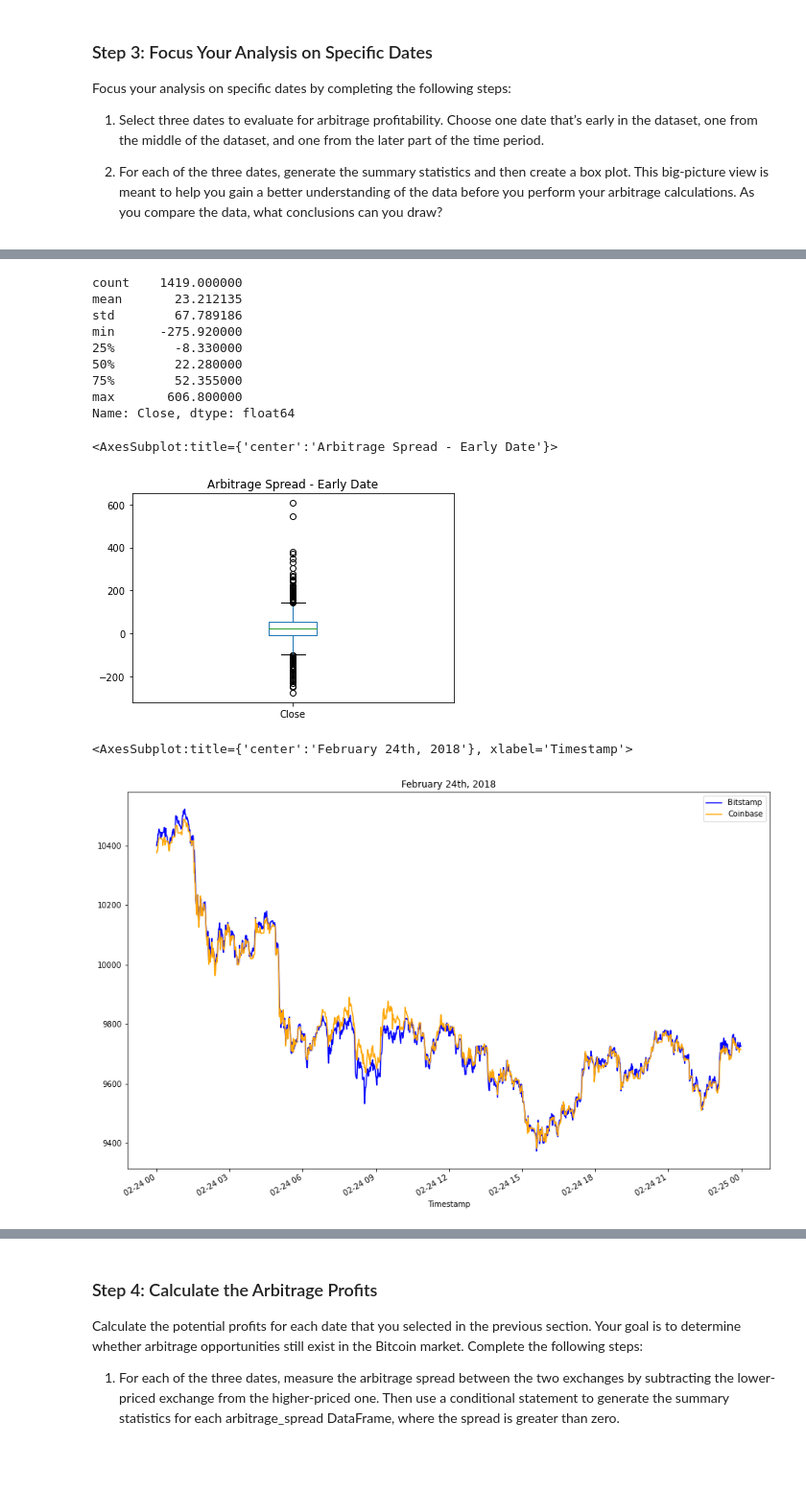
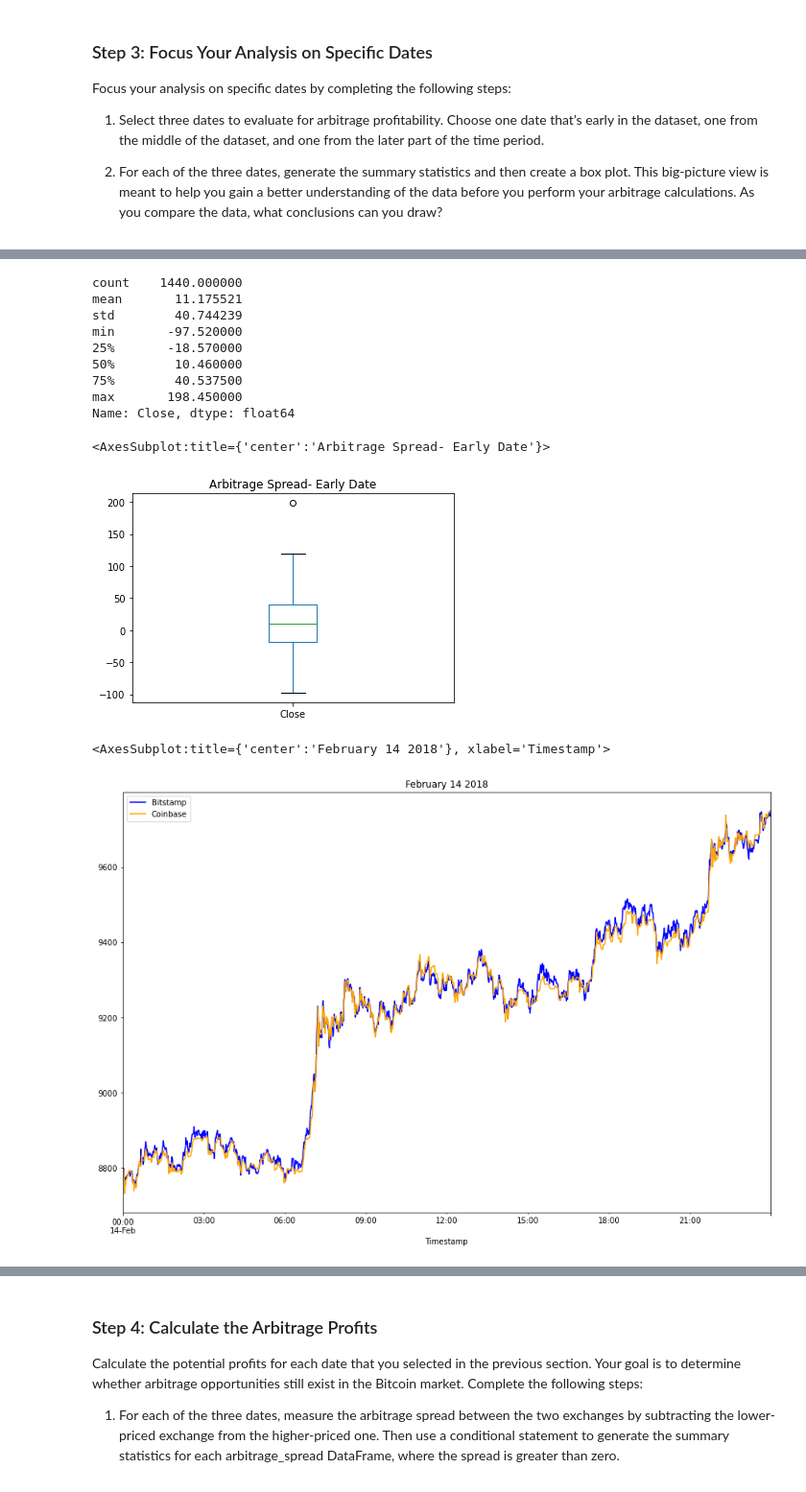
Before and after one commit to endie5/challenge3, a Jupyter notebook: Starter_Code/crypto_arbitrage.ipynb, the cells around one changed output, grey strips where cells are left out. Shown at 96% size. Drawn from its saved outputs; the diff is of its cells as text; code cells hidden in the pictures; blank space fills up the shorter version.

```diff
--- a/Starter_Code/crypto_arbitrage.ipynb
+++ b/Starter_Code/crypto_arbitrage.ipynb
@@ -344,33 +348,37 @@ Focus your analysis on specific dates by completing the following steps:
 # %%
 # Using the early date that you have selected, calculate the arbitrage spread
 # by subtracting the bitstamp lower closing prices from the coinbase higher closing prices
-arbitrage_spread_early = # YOUR CODE HERE
+arbitrage_spread_early = coinbase_sliced["Close"].loc['2018-01-07' : '2018-01-07'] - bitstamp_sliced["Close"].loc['2018-01-07' : '2018-01-07']
 
 # Generate summary statistics for the early DataFrame
 # YOUR CODE HERE
+arbitrage_spread_early.describe()
 # %% [output]
-count    1419.000000
-mean       23.212135
-std        67.789186
-min      -275.920000
-25%        -8.330000
-50%        22.280000
-75%        52.355000
-max       606.800000
+count    1440.000000
+mean       11.175521
+std        40.744239
+min       -97.520000
+25%       -18.570000
+50%        10.460000
+75%        40.537500
+max       198.450000
 Name: Close, dtype: float64
 # %%
 # Visualize the arbitrage spread from early in the dataset in a box plot
 # YOUR CODE HERE
+arbitrage_spread_early.plot.box(title = "Arbitrage Spread- Early Date")
 # %% [output]
-<AxesSubplot:title={'center':'Arbitrage Spread - Early Date'}>
+<AxesSubplot:title={'center':'Arbitrage Spread- Early Date'}>
-[figure, old version]
+[figure, new version]
 # %%
 # Create an overlay plot that visualizes the two dataframes over a period of one day from the middle of the dataset.
 # Be sure that the plots include the parameters `legend`, `figsize`, `title`, `color` and `label`
 # YOUR CODE HERE
+bitstamp_sliced["Close"].loc['2018-02-14' : '2018-02-14'].plot(legend = True, title = "February 14 2018", figsize = (15,10), color = "Blue", label = "Bitstamp")
+coinbase_sliced["Close"].loc['2018-02-14' : '2018-02-14'].plot(legend = True, figsize = (15,10), color = "Orange", label = "Coinbase")
 # %% [output]
-<AxesSubplot:title={'center':'February 24th, 2018'}, xlabel='Timestamp'>
+<AxesSubplot:title={'center':'February 14 2018'}, xlabel='Timestamp'>
-[figure, old version]
+[figure, new version]
 # %%
 # Using the date in the middle that you have selected, calculate the arbitrage spread
 # by subtracting the bitstamp lower closing prices from the coinbase higher closing prices
```
Also changed, not shown: parts of 9 cells of this notebook.
